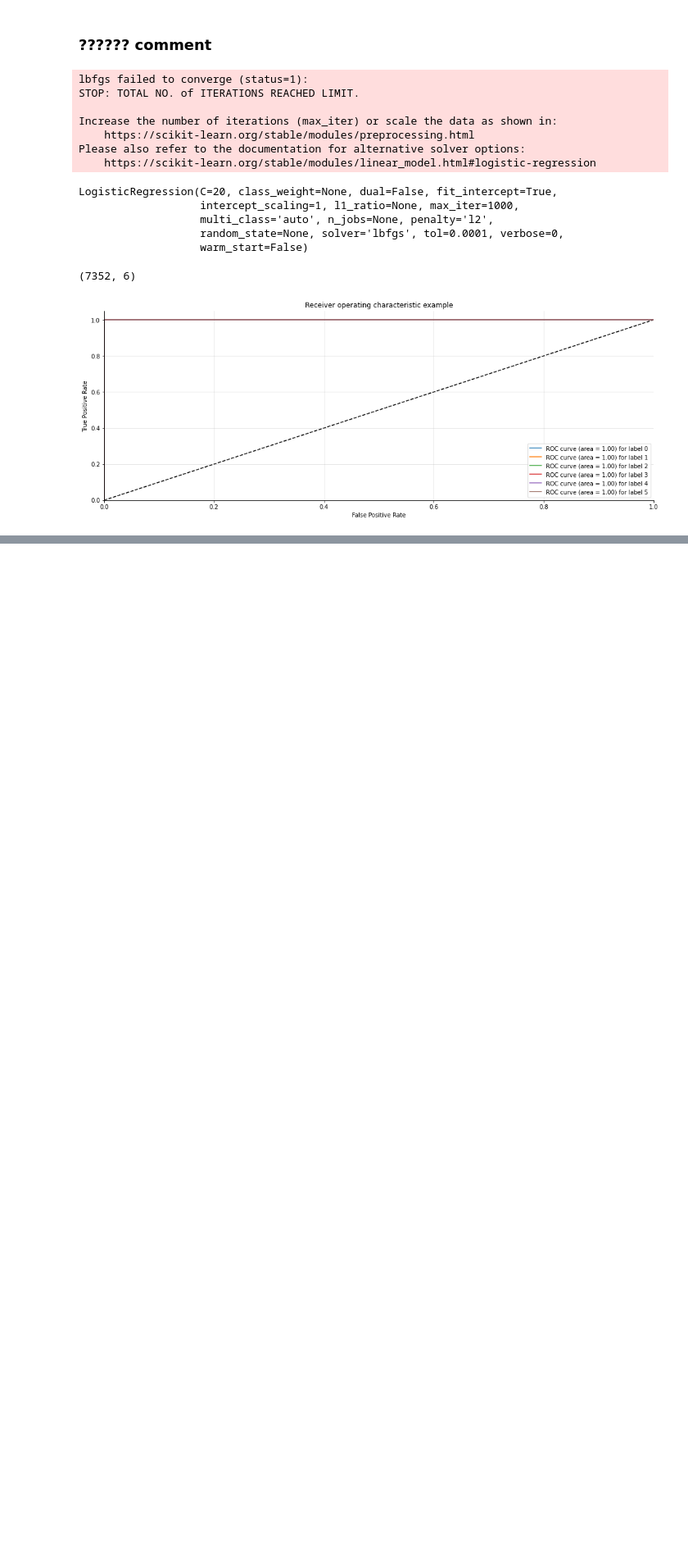
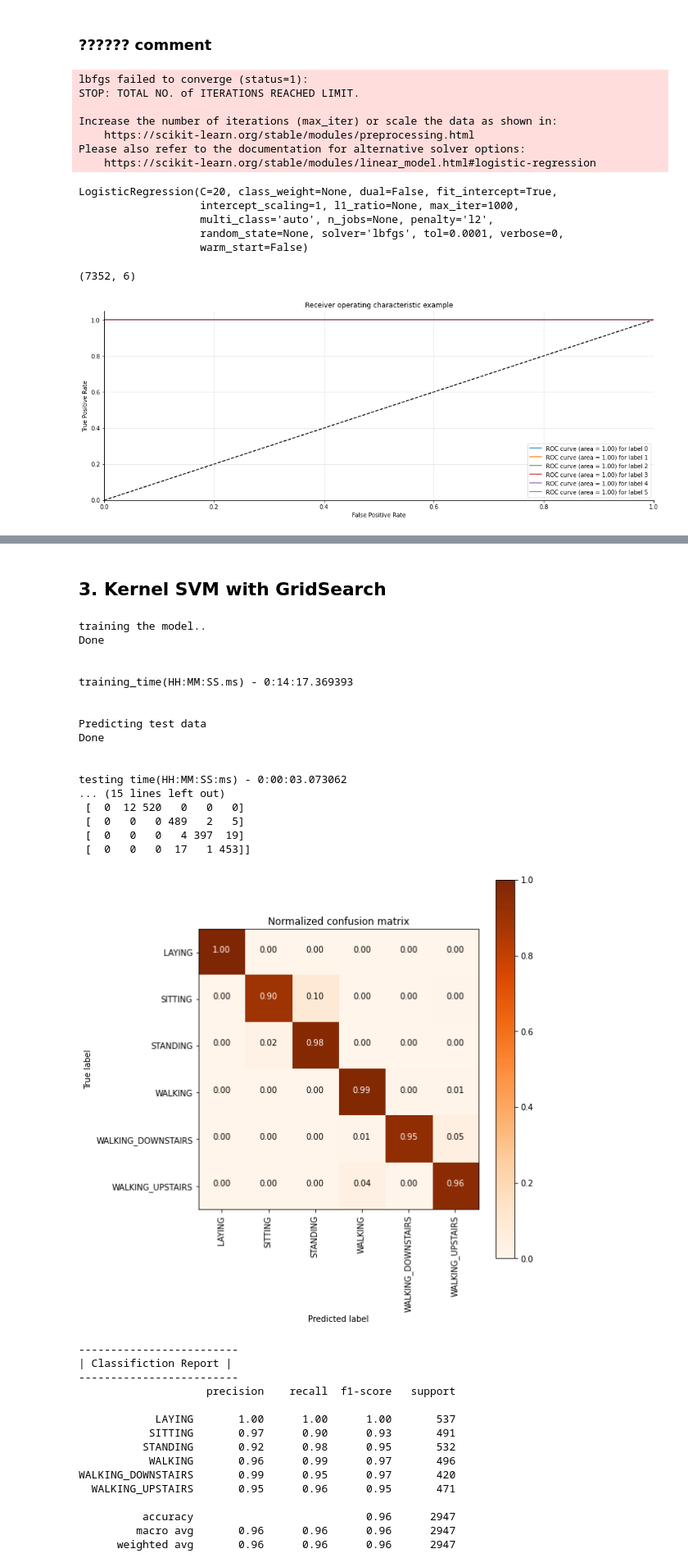
Before and after one commit to basakstuff/HAR-using-Smartphones, a Jupyter notebook: DataMiningv2.ipynb, the cells around one changed output, grey strips where cells are left out. Shown at 82% size. Drawn from its saved outputs; the diff is of its cells as text; code cells hidden in the pictures; blank space fills up the shorter version.

```diff
--- a/DataMiningv2.ipynb
+++ b/DataMiningv2.ipynb
@@ -673,0 +766,43 @@ plt.show()
+# %% [markdown]
+## 3. Kernel SVM with GridSearch
+# %%
+from sklearn.svm import SVC
+parameters_ksvm = {'C':[2,8,16],\
+              'gamma': [ 0.0078125, 0.125, 2]}
+rbf_svm = SVC(kernel='rbf')
+rbf_svm_grid = GridSearchCV(rbf_svm, param_grid=parameters_ksvm, cv=10, n_jobs=-1)
+rbf_svm_grid_results = perform_model(rbf_svm_grid, X_train, y_train, X_test, y_test, class_labels=labels)
+# %% [output]
+training the model..
+Done
+
+
+training_time(HH:MM:SS.ms) - 0:14:17.369393
+
+
+Predicting test data
+Done
+
+
+testing time(HH:MM:SS:ms) - 0:00:03.073062
+... (15 lines left out)
+ [  0  12 520   0   0   0]
+ [  0   0   0 489   2   5]
+ [  0   0   0   4 397  19]
+ [  0   0   0  17   1 453]]
+[figure, added]
+-------------------------
+| Classifiction Report |
+-------------------------
+                    precision    recall  f1-score   support
+
+            LAYING       1.00      1.00      1.00       537
+           SITTING       0.97      0.90      0.93       491
+          STANDING       0.92      0.98      0.95       532
+           WALKING       0.96      0.99      0.97       496
+WALKING_DOWNSTAIRS       0.99      0.95      0.97       420
+  WALKING_UPSTAIRS       0.95      0.96      0.95       471
+
+          accuracy                           0.96      2947
+         macro avg       0.96      0.96      0.96      2947
+      weighted avg       0.96      0.96      0.96      2947
```
Also changed, not shown: parts of 24 cells of this notebook.
